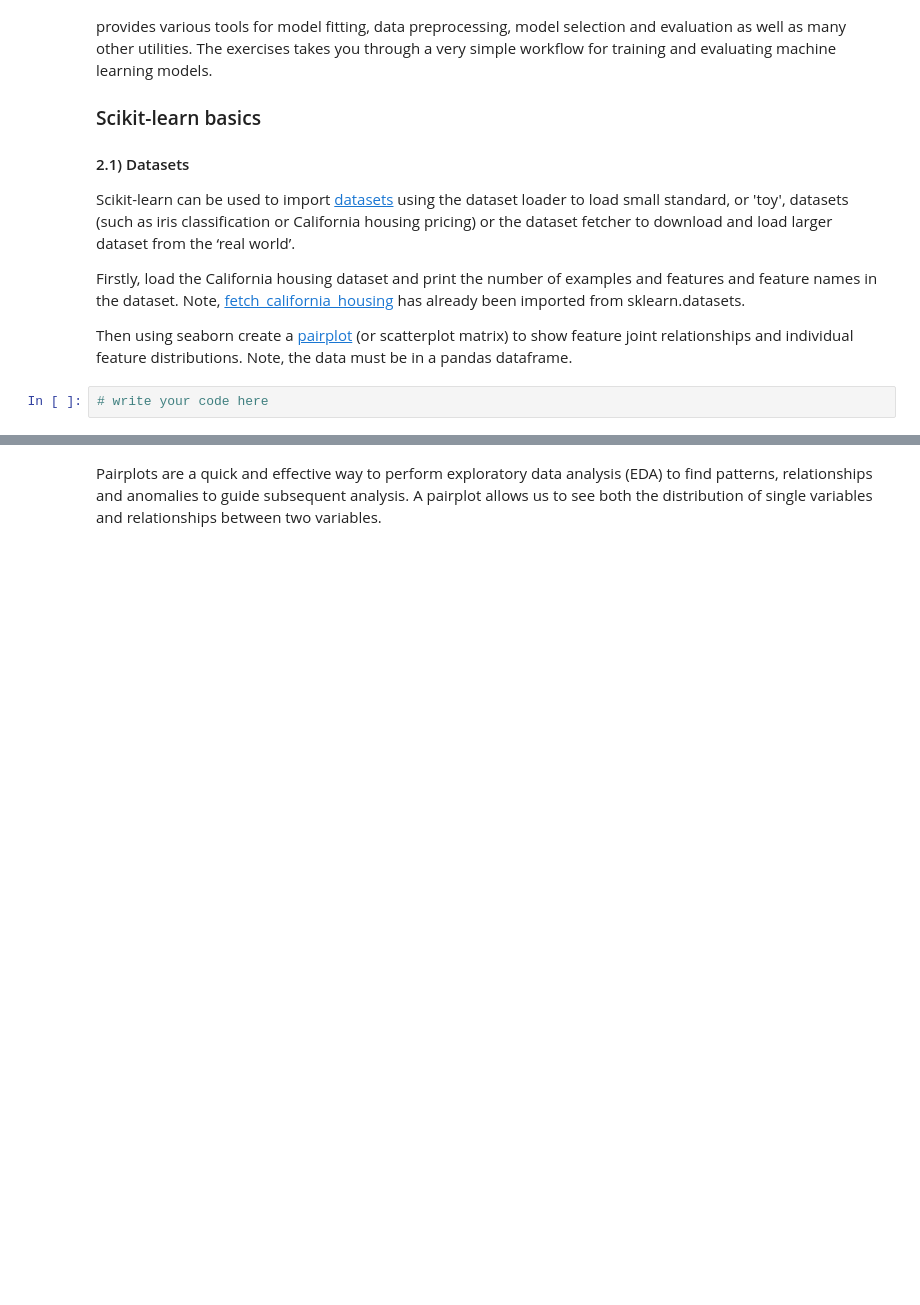
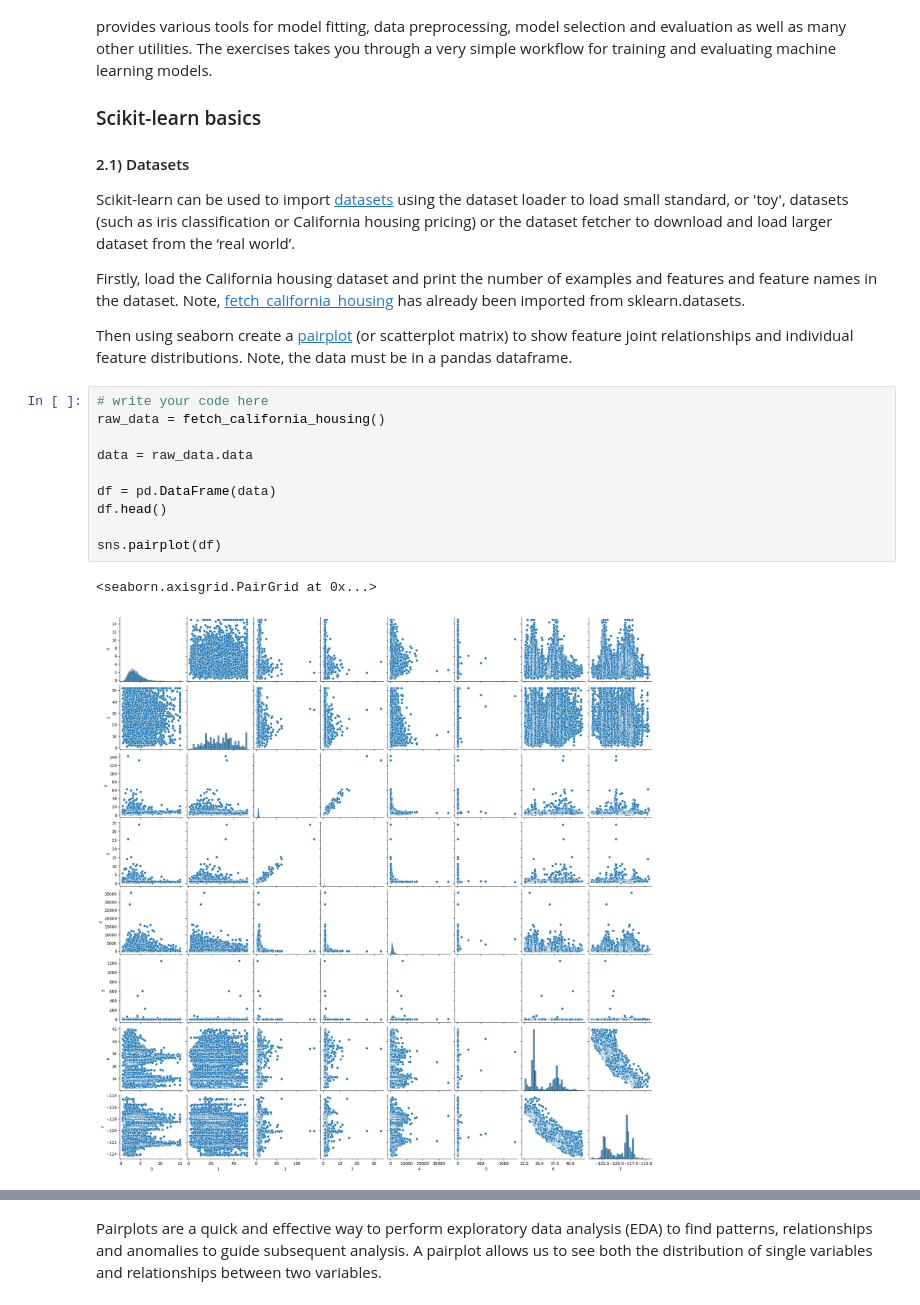
Before and after one commit to manami-bunbun/ML_lab_sheets, a Jupyter notebook: lab1/lab1-intro_to_numpy_scikitlearn.ipynb, the cells around one changed output, grey strips where cells are left out. Cells and saved outputs as stored; diff of their text form; blank space fills up the shorter version.

```diff
--- a/lab1/lab1-intro_to_numpy_scikitlearn.ipynb
+++ b/lab1/lab1-intro_to_numpy_scikitlearn.ipynb
@@ -223,5 +323,16 @@ Scikit-learn can be used to import [datasets](https://scikit-learn.org/stable/mo
 Firstly, load the California housing dataset and print the number of examples and features and feature names in the dataset. Note, [fetch_california_housing](https://scikit-learn.org/stable/modules/generated/sklearn.datasets.fetch_california_housing.html) has already been imported from sklearn.datasets.
 
 Then using seaborn create a [pairplot](https://seaborn.pydata.org/tutorial/axis_grids.html) (or scatterplot matrix) to show feature joint relationships and individual feature distributions. Note, the data must be in a pandas dataframe.
-# %%
-# write your code here
+# %%
+# write your code here
+raw_data = fetch_california_housing()
+
+data = raw_data.data
+
+df = pd.DataFrame(data)
+df.head()
+
+sns.pairplot(df)
+# %% [output]
+<seaborn.axisgrid.PairGrid at 0x...>
+[figure, added]
```
Also changed, not shown: parts of 37 cells of this notebook.
